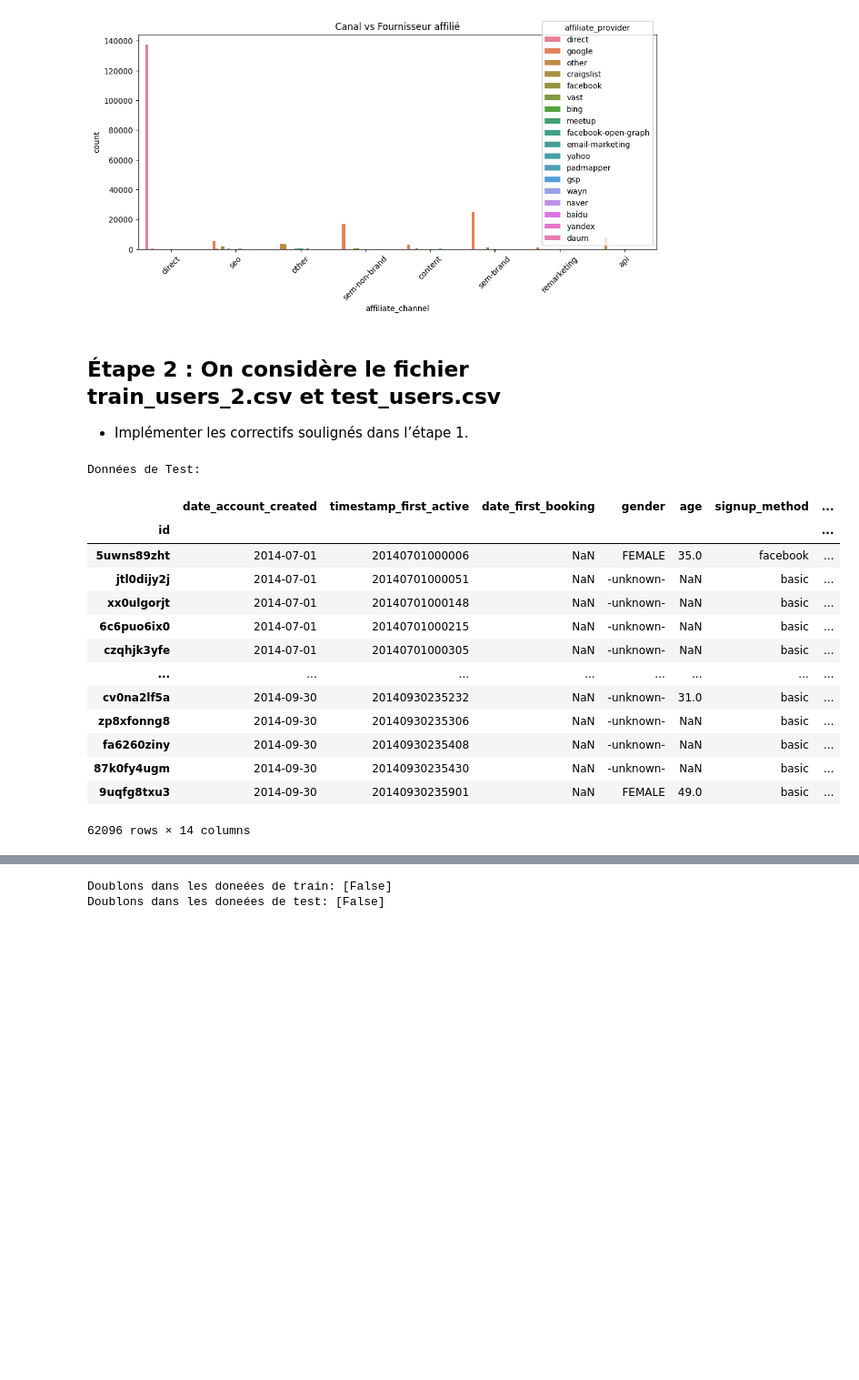
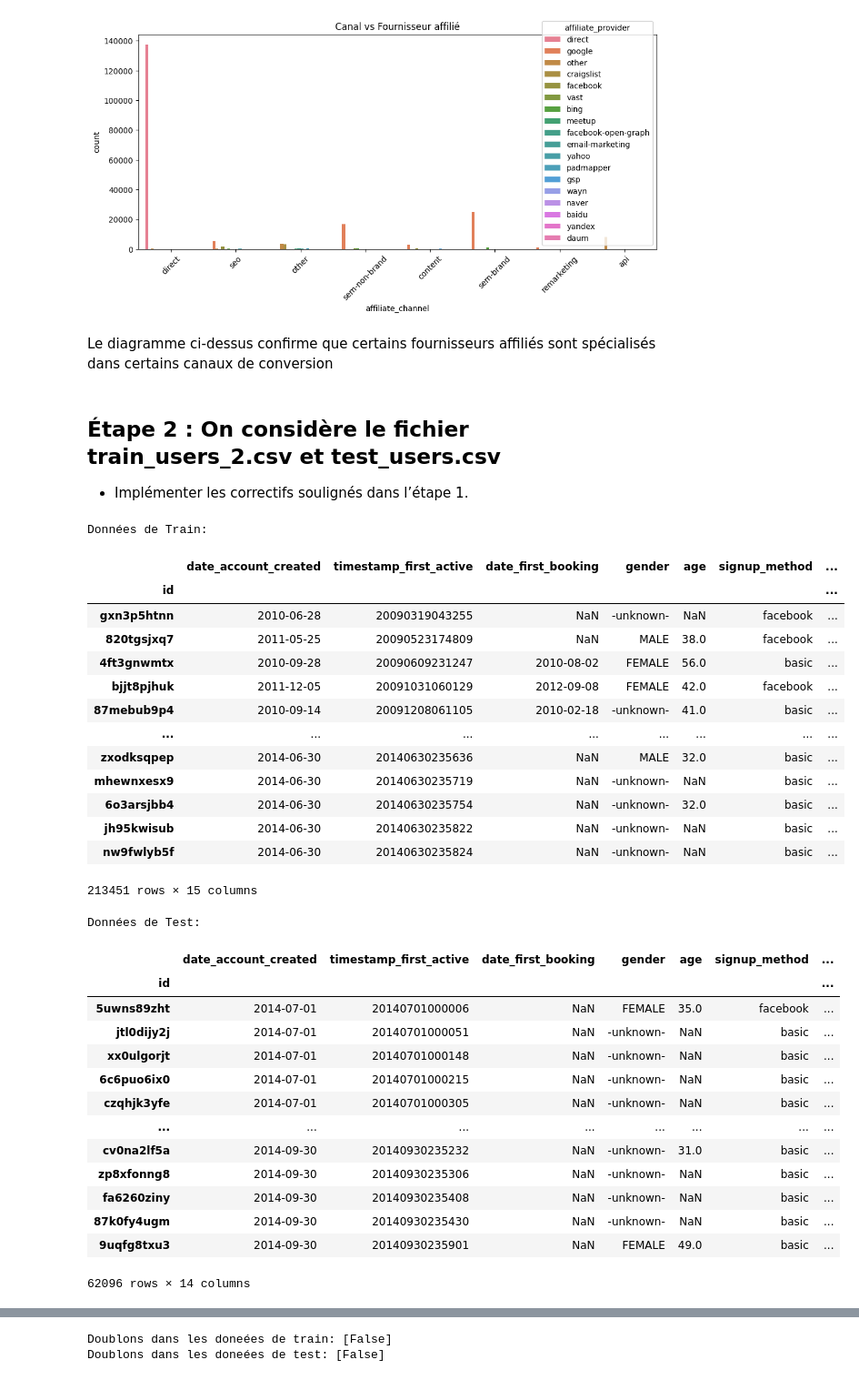
Before and after one commit to fayeboua/tp-a56, a Jupyter notebook: A56_TP-EDA_Transformation merged.ipynb, the cells around one changed output, grey strips where cells are left out. Shown at 91% size. Saved outputs shown, nothing was run; the diff lists cells and outputs as text; code cells hidden in the pictures; blank space fills up the shorter version.

```diff
--- a/A56_TP-EDA_Transformation merged.ipynb
+++ b/A56_TP-EDA_Transformation merged.ipynb
@@ -391,32 +372,53 @@ plt.show()
+# %% [markdown]
+<span>Le diagramme ci-dessus confirme que certains fournisseurs affiliés sont spécialisés dans certains canaux de conversion</span>
 # %% [markdown]
 ## Étape 2 : On considère le fichier train_users_2.csv et test_users.csv
 * Implémenter les correctifs soulignés dans l’étape 1.
 # %%
 import pandas as pd
 import numpy as np
 from sklearn.ensemble import RandomForestRegressor
 from sklearn.preprocessing import StandardScaler
 from sklearn.model_selection import train_test_split
 
 
 df = df_original.copy()
 
 df_test = pd.read_csv('test_users.csv', index_col=0)
+
+print("Données de Train:")
+display(df)
+
 print("Données de Test:")
 display(df_test)
 # %% [output]
-Données de Test:
+Données de Train:
 |  | date_account_created | timestamp_first_active | date_first_booking | gender | age | signup_method | ... |
 | id |  |  |  |  |  |  | ... |
-| 5uwns89zht | 2014-07-01 | 20140701000006 | NaN | FEMALE | 35.0 | facebook | ... |
-| jtl0dijy2j | 2014-07-01 | 20140701000051 | NaN | -unknown- | NaN | basic | ... |
-| xx0ulgorjt | 2014-07-01 | 20140701000148 | NaN | -unknown- | NaN | basic | ... |
-| 6c6puo6ix0 | 2014-07-01 | 20140701000215 | NaN | -unknown- | NaN | basic | ... |
-| czqhjk3yfe | 2014-07-01 | 20140701000305 | NaN | -unknown- | NaN | basic | ... |
+| gxn3p5htnn | 2010-06-28 | 20090319043255 | NaN | -unknown- | NaN | facebook | ... |
+| 820tgsjxq7 | 2011-05-25 | 20090523174809 | NaN | MALE | 38.0 | facebook | ... |
+| 4ft3gnwmtx | 2010-09-28 | 20090609231247 | 2010-08-02 | FEMALE | 56.0 | basic | ... |
+| bjjt8pjhuk | 2011-12-05 | 20091031060129 | 2012-09-08 | FEMALE | 42.0 | facebook | ... |
+| 87mebub9p4 | 2010-09-14 | 20091208061105 | 2010-02-18 | -unknown- | 41.0 | basic | ... |
 | ... | ... | ... | ... | ... | ... | ... | ... |
-| cv0na2lf5a | 2014-09-30 | 20140930235232 | NaN | -unknown- | 31.0 | basic | ... |
-| zp8xfonng8 | 2014-09-30 | 20140930235306 | NaN | -unknown- | NaN | basic | ... |
-| fa6260ziny | 2014-09-30 | 20140930235408 | NaN | -unknown- | NaN | basic | ... |
-| 87k0fy4ugm | 2014-09-30 | 20140930235430 | NaN | -unknown- | NaN | basic | ... |
-| 9uqfg8txu3 | 2014-09-30 | 20140930235901 | NaN | FEMALE | 49.0 | basic | ... |
+| zxodksqpep | 2014-06-30 | 20140630235636 | NaN | MALE | 32.0 | basic | ... |
+| mhewnxesx9 | 2014-06-30 | 20140630235719 | NaN | -unknown- | NaN | basic | ... |
+| 6o3arsjbb4 | 2014-06-30 | 20140630235754 | NaN | -unknown- | 32.0 | basic | ... |
+| jh95kwisub | 2014-06-30 | 20140630235822 | NaN | -unknown- | NaN | basic | ... |
+| nw9fwlyb5f | 2014-06-30 | 20140630235824 | NaN | -unknown- | NaN | basic | ... |
-62096 rows × 14 columns
+213451 rows × 15 columns
+Données de Test:
+|  | date_account_created | timestamp_first_active | date_first_booking | gender | age | signup_method | ... |
+| id |  |  |  |  |  |  | ... |
+| 5uwns89zht | 2014-07-01 | 20140701000006 | NaN | FEMALE | 35.0 | facebook | ... |
+| jtl0dijy2j | 2014-07-01 | 20140701000051 | NaN | -unknown- | NaN | basic | ... |
+| xx0ulgorjt | 2014-07-01 | 20140701000148 | NaN | -unknown- | NaN | basic | ... |
+| 6c6puo6ix0 | 2014-07-01 | 20140701000215 | NaN | -unknown- | NaN | basic | ... |
+| czqhjk3yfe | 2014-07-01 | 20140701000305 | NaN | -unknown- | NaN | basic | ... |
+| ... | ... | ... | ... | ... | ... | ... | ... |
+| cv0na2lf5a | 2014-09-30 | 20140930235232 | NaN | -unknown- | 31.0 | basic | ... |
+| zp8xfonng8 | 2014-09-30 | 20140930235306 | NaN | -unknown- | NaN | basic | ... |
+| fa6260ziny | 2014-09-30 | 20140930235408 | NaN | -unknown- | NaN | basic | ... |
+| 87k0fy4ugm | 2014-09-30 | 20140930235430 | NaN | -unknown- | NaN | basic | ... |
+| 9uqfg8txu3 | 2014-09-30 | 20140930235901 | NaN | FEMALE | 49.0 | basic | ... |
+62096 rows × 14 columns
```
Also changed, not shown: parts of 73 cells of this notebook, 1 other file.
